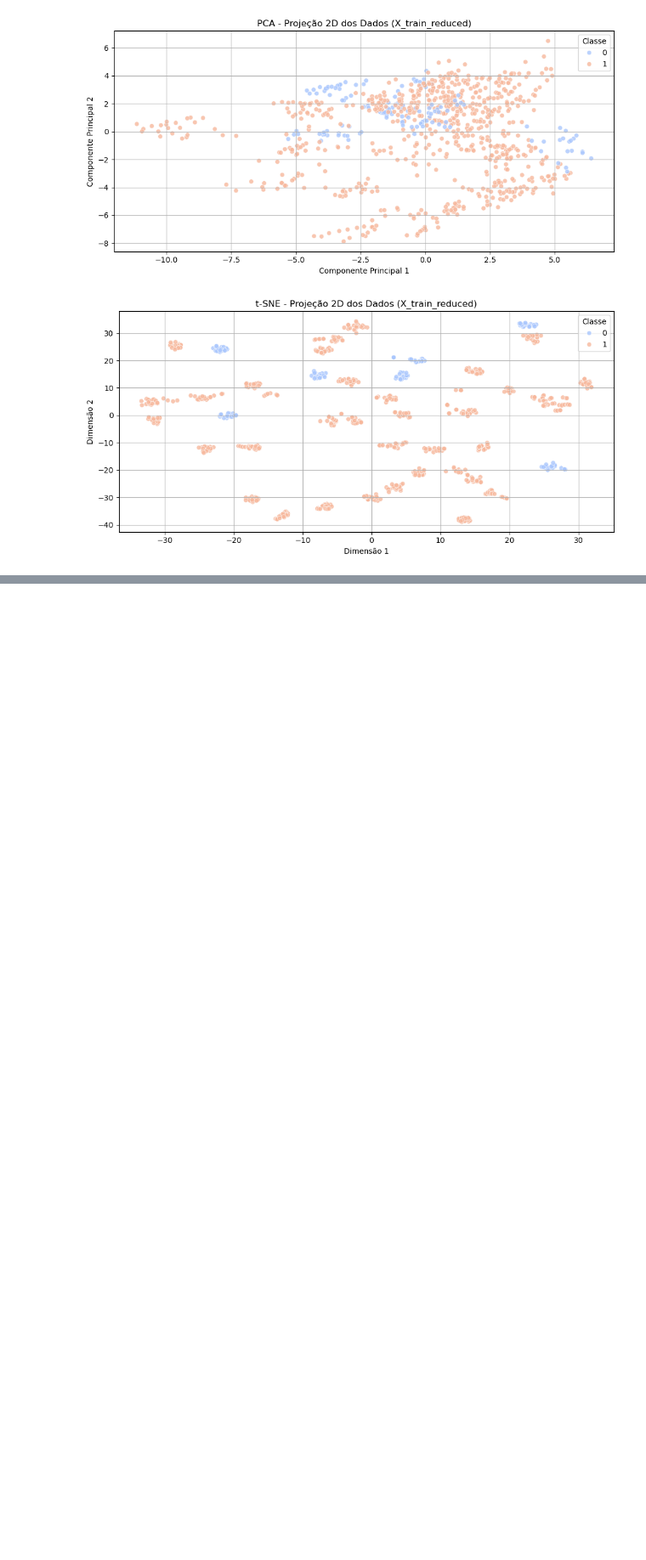
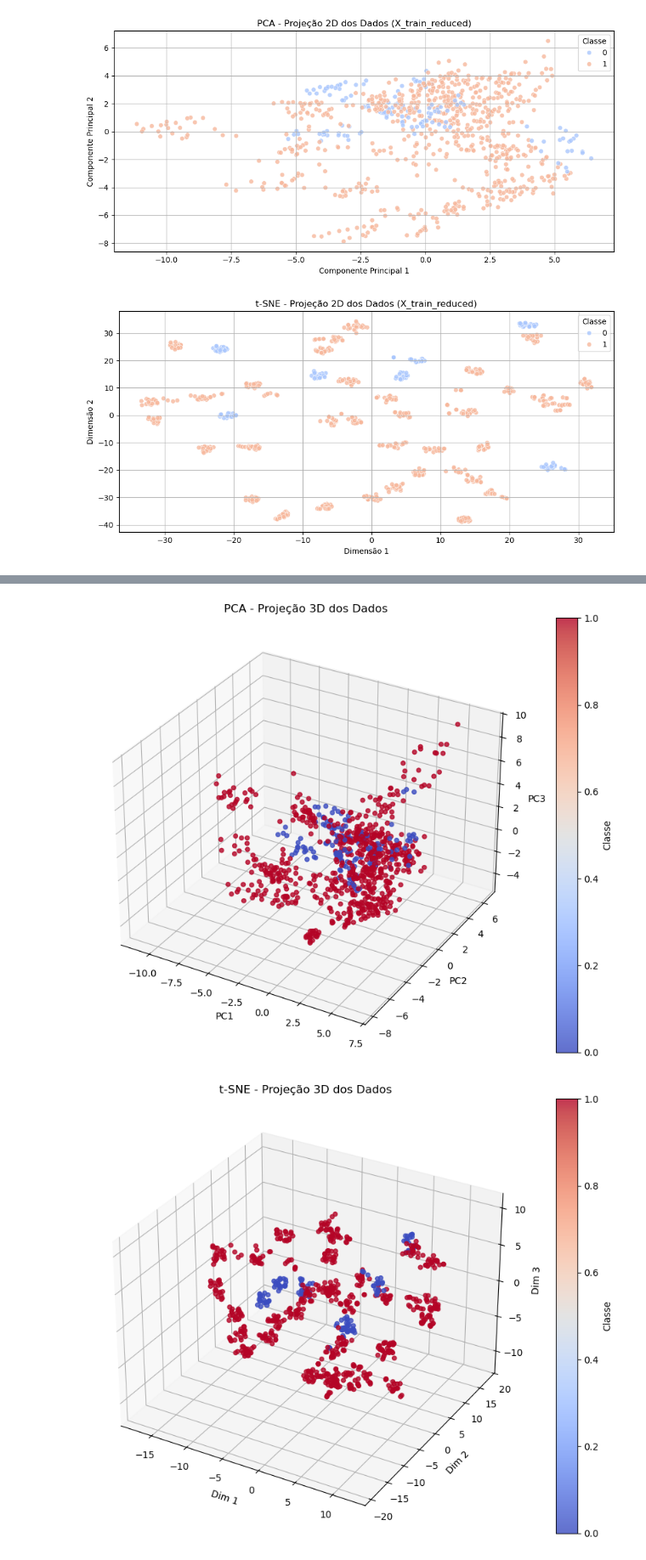
Before and after one commit to palomaflsette/physiosound-miner, a Jupyter notebook: core/1.exploratory/base_vertical/01-exploratory.ipynb, the cells around one changed output, grey strips where cells are left out. Shown at 85% size. Saved outputs shown, nothing was run; the diff lists cells and outputs as text; code cells hidden in the pictures; blank space fills up the shorter version.

```diff
--- a/core/1.exploratory/base_vertical/01-exploratory.ipynb
+++ b/core/1.exploratory/base_vertical/01-exploratory.ipynb
@@ -432,5 +432,7 @@ cols_constantes = [
 
 print("Colunas com valor constante:", cols_constantes)
 
-X_train_reduced = X_train_reduced.drop(columns=cols_constantes, errors='ignore')
+#X_train_reduced = X_train_reduced.drop(columns=cols_constantes, errors='ignore')
+# X_test_reduced = X_test_reduced.drop(
+#     columns=cols_constantes, errors='ignore')
 # %% [output]
@@ -523,0 +538,36 @@ plt.show()
+# %%
+
+
+pca_3d = PCA(n_components=3, random_state=42)
+X_pca_3d = pca_3d.fit_transform(X_scaled)
+
+tsne_3d = TSNE(n_components=3, random_state=42,
+               perplexity=30, learning_rate=200)
+X_tsne_3d = tsne_3d.fit_transform(X_scaled)
+
+fig = plt.figure(figsize=(10, 7))
+ax = fig.add_subplot(111, projection='3d')
+scatter = ax.scatter(X_pca_3d[:, 0], X_pca_3d[:, 1], X_pca_3d[:, 2],
+                     c=y_train, cmap='coolwarm', alpha=0.8)
+ax.set_title("PCA - Projeção 3D dos Dados")
+ax.set_xlabel("PC1")
+ax.set_ylabel("PC2")
+ax.set_zlabel("PC3")
+fig.colorbar(scatter, ax=ax, label='Classe')
+plt.tight_layout()
+plt.show()
+
+fig = plt.figure(figsize=(10, 7))
+ax = fig.add_subplot(111, projection='3d')
+scatter = ax.scatter(X_tsne_3d[:, 0], X_tsne_3d[:, 1], X_tsne_3d[:, 2],
+                     c=y_train, cmap='coolwarm', alpha=0.8)
+ax.set_title("t-SNE - Projeção 3D dos Dados")
+ax.set_xlabel("Dim 1")
+ax.set_ylabel("Dim 2")
+ax.set_zlabel("Dim 3")
+fig.colorbar(scatter, ax=ax, label='Classe')
+plt.tight_layout()
+plt.show()
+# %% [output]
+[figure, added]
+[figure, added]
```
Also changed, not shown: parts of 10 cells of this notebook, 11 other files.
